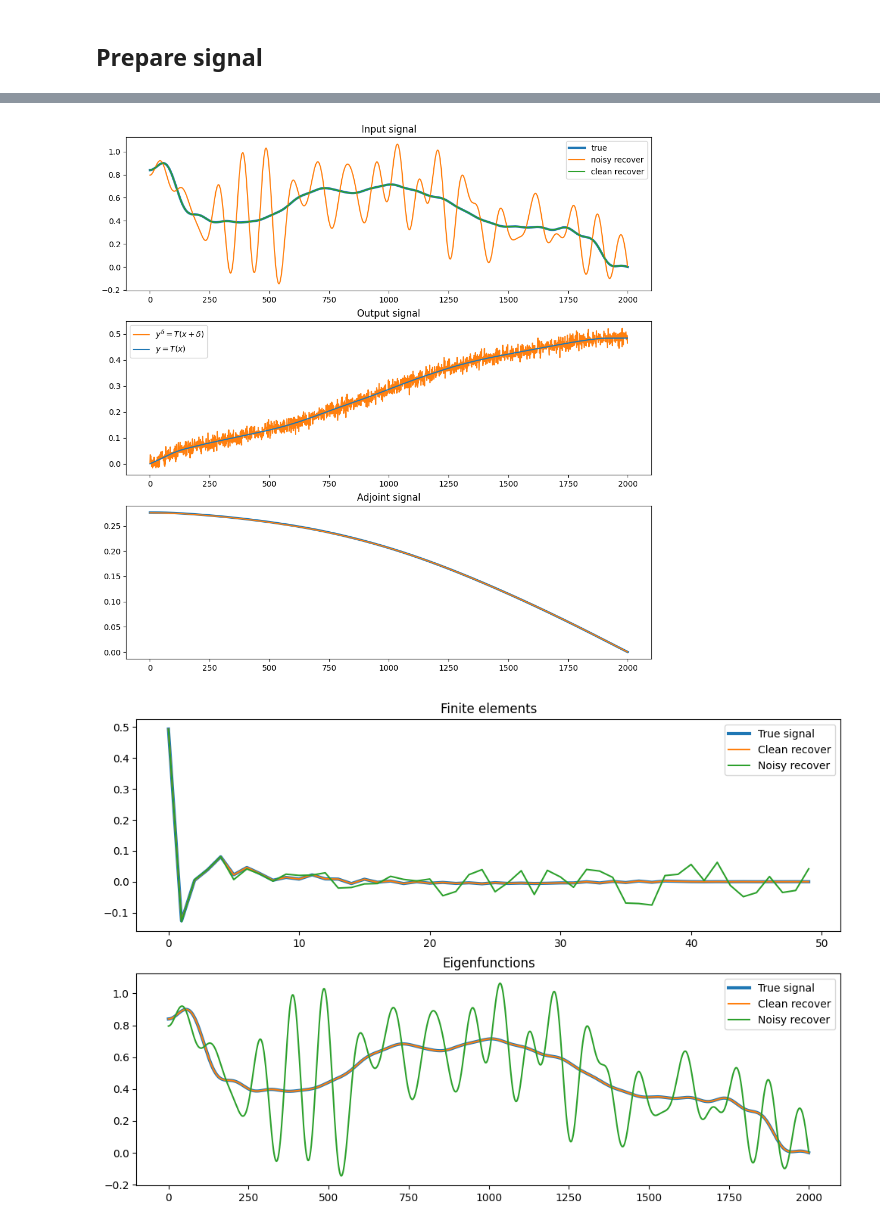
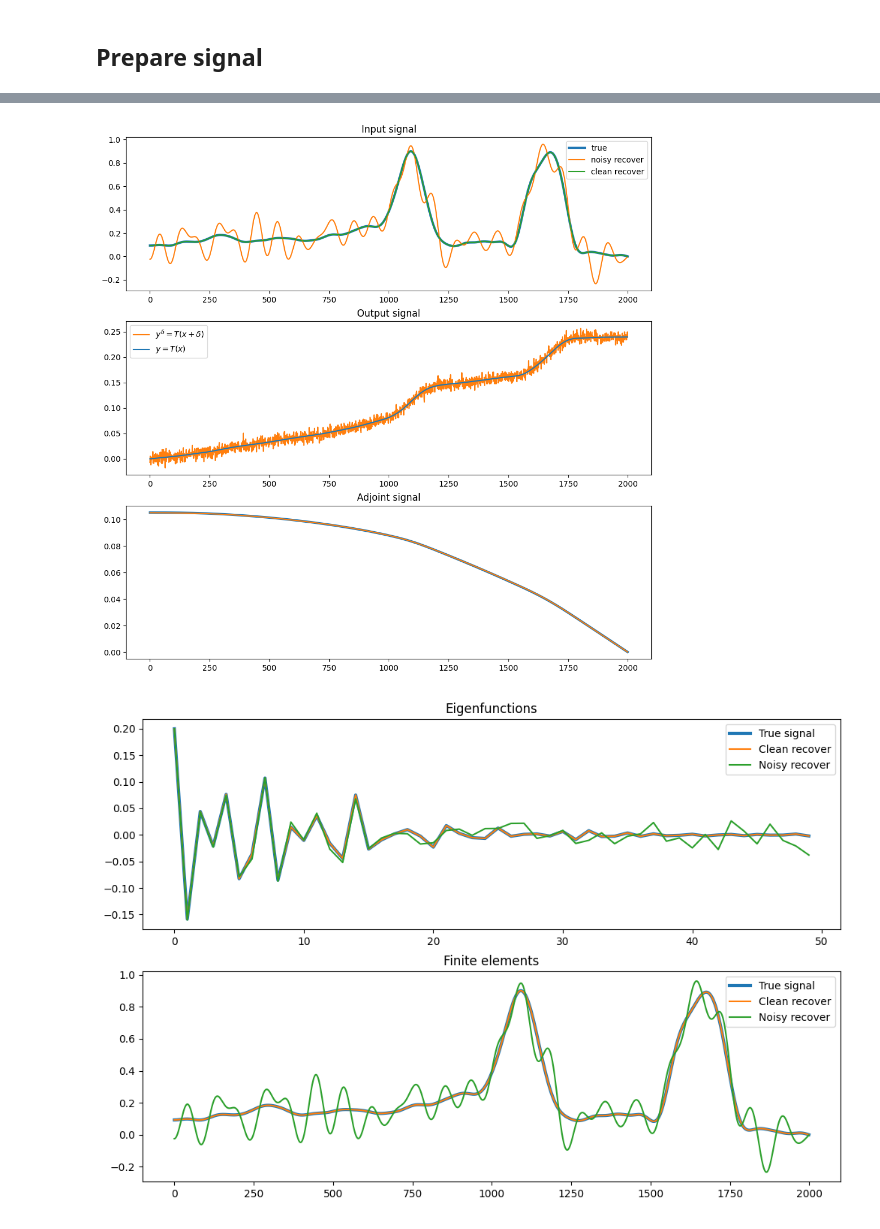
Before and after one commit to CentofantiEze/FBResNet, a Jupyter notebook: notebooks/explore_bias.ipynb, the cells around one changed output, grey strips where cells are left out. Saved outputs shown, nothing was run; the diff lists cells and outputs as text; code cells hidden in the pictures.

Commit message:
Redefine the T and T_adj operators for the finite elements basis.

```diff
--- a/notebooks/explore_bias.ipynb
+++ b/notebooks/explore_bias.ipynb
@@ -35,11 +35,28 @@ params = {
 
 }
 # %%
-# Model
 model = FBRestNet(
-    experimentation=Physics(params['N'],params['k'],params['a'],params['r']), constraint = 'cube', nb_blocks=20, noise = 0.05,
-    folder = './../', im_set="Set1",batch_size=[600,1],lr=1e-3, nb_epochs=[30,1], save=False
-)
+    model_id = 'model_000_',
+    dataset_folder = '../Datasets/',
+    model_folder = '../outputs/models/',
+    opt_hist_folder = '../outputs/opt_hist/',
+    experimentation=Physics(params['N'],params['k'],params['a'],params['r']),
+    nb_blocks=20,
+    im_set="Set1",
+    noise = 0.05,
+    constraint = 'cube',
+    train_size=10,
+    val_size=2,
+    batch_size=64,
+    lr=3e-1,
+    nb_epochs=50,
+    freq_val=1,
+    loss_elt=True,
+    save_signals=False,
+    save_outputs=False,
+    save_model=False,
+    save_hist=True
+    )
 # %%
 # Generate dataset
 train_set, val_set = model.CreateDataSet()
@@ -49,14 +64,14 @@ train_set, val_set = model.CreateDataSet()
 ## Prepare signal
 # %%
 # Select one signal
-signal_id = 13
+signal_id = 1
 [y,x] = val_set.dataset[signal_id:signal_id+1]
 x_true = Variable(x, requires_grad=False)
 x_bias = Variable(y, requires_grad=False)
 
 # Input signal in the finite elements basis
 test_signal_coeff = np.array(x_true[0,0])
-test_signal_elt = torch.Tensor(model.physics.basis.T @ test_signal_coeff * params['N'])
+test_signal_elt = torch.Tensor(model.physics.basis.T @ test_signal_coeff)
 
 # Output signal with noise
 y =  model.physics.Compute(test_signal_elt)
@@ -106,25 +121,25 @@ ax[2].plot(y_noisy_adj)
 ax[2].set_title('Adjoint signal')
 plt.show()
 # %% [output]
-[figure, old version]
+[figure, new version]
 # %%
 test_signal_eig = x_hat #model.physics.BasisChange(test_signal_elt)
 test_signal_eig_noisy = x_hat_noisy
 test_signal_elt_recover = model.physics.BasisChangeInv(test_signal_eig)
 test_signal_elt_noisy_recover = model.physics.BasisChangeInv(test_signal_eig_noisy)
 
 fig,ax = plt.subplots(2,1, figsize=(12,8))
-ax[0].plot(test_signal_eig, label='True signal', linewidth=3)
+ax[0].plot(test_signal_coeff, label='True signal', linewidth=3)
 ax[0].plot(test_signal_eig, label='Clean recover')
 ax[0].plot(test_signal_eig_noisy, label='Noisy recover')
-ax[0].set_title('Finite elements')
+ax[0].set_title('Eigenfunctions')
 ax[0].legend()
 
 ax[1].plot(test_signal_elt, label='True signal', linewidth=3)
 ax[1].plot(test_signal_elt_recover, label='Clean recover')
 ax[1].plot(test_signal_elt_noisy_recover, label='Noisy recover')
-ax[1].set_title('Eigenfunctions')
+ax[1].set_title('Finite elements')
 ax[1].legend()
 plt.show()
 # %% [output]
-[figure, old version]
+[figure, new version]
```
Also changed, not shown: parts of 12 cells of this notebook.
